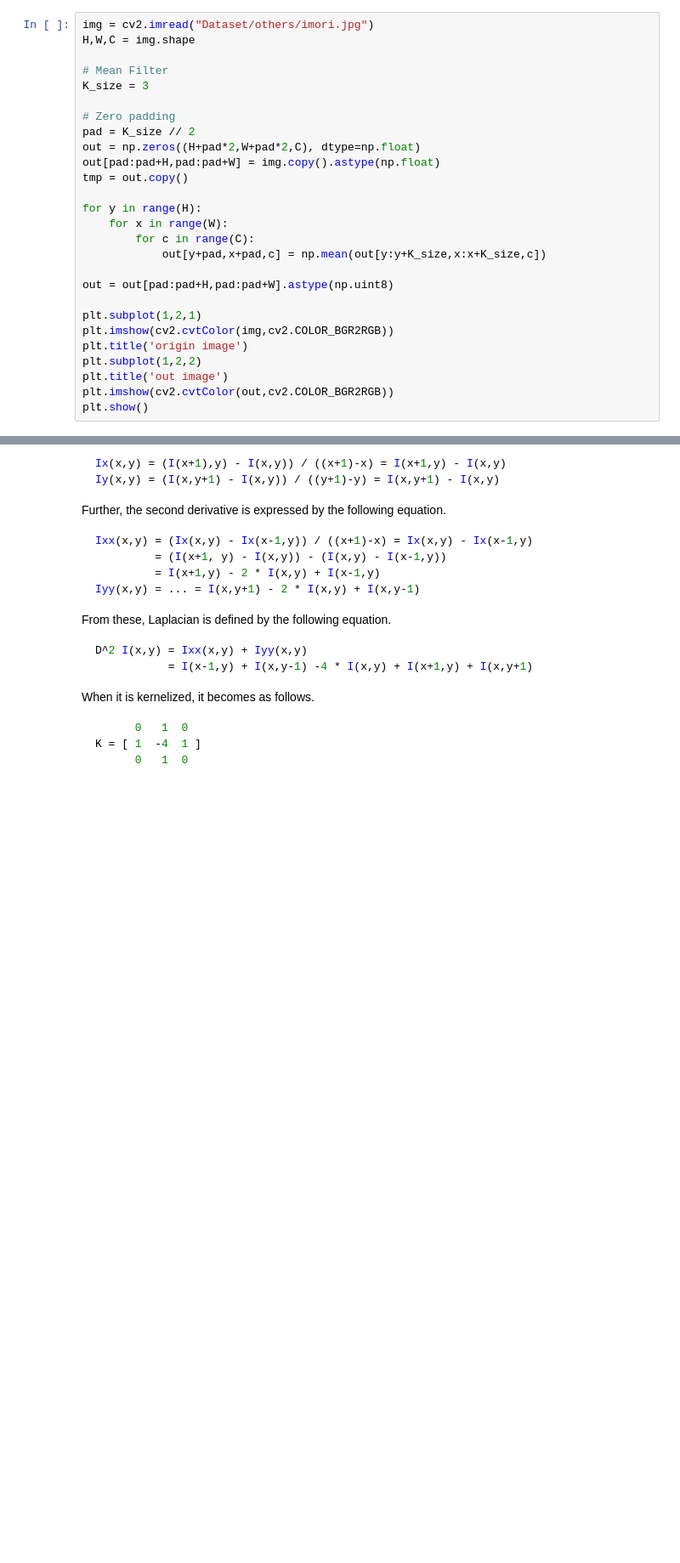
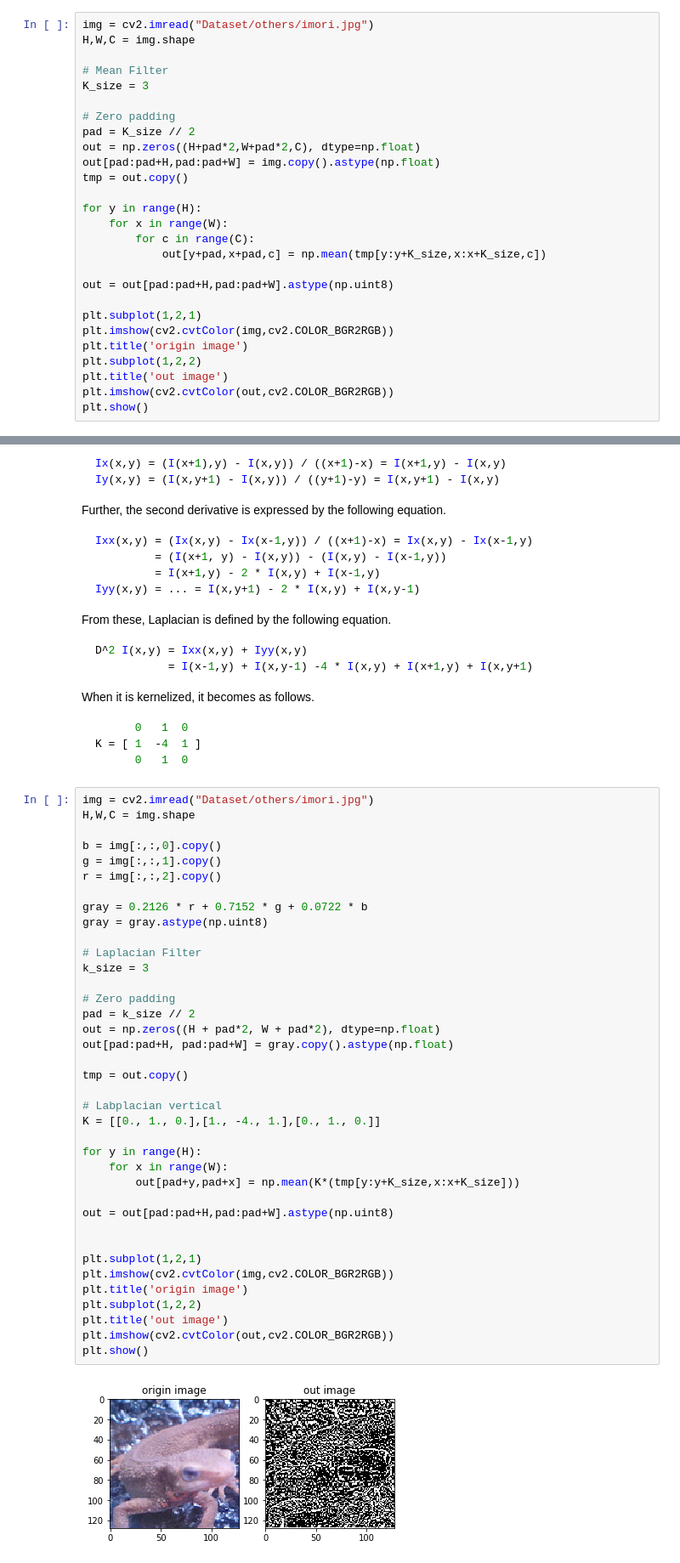
Before and after one commit to YYingH/Image_Processing_100, a Jupyter notebook: Question11_20.ipynb, the cells around one changed output, grey strips where cells are left out. Shown: that part at 85% size. Drawn from its saved outputs; the diff is of its cells as text; blank space fills up the shorter version.

````diff
--- a/Question11_20.ipynb
+++ b/Question11_20.ipynb
@@ -24,7 +24,7 @@ tmp = out.copy()
 for y in range(H):
     for x in range(W):
         for c in range(C):
-            out[y+pad,x+pad,c] = np.mean(out[y:y+K_size,x:x+K_size,c])
+            out[y+pad,x+pad,c] = np.mean(tmp[y:y+K_size,x:x+K_size,c])
 
 out = out[pad:pad+H,pad:pad+W].astype(np.uint8)
 
@@ -331,3 +331,43 @@ When it is kernelized, it becomes as follows.
 K = [ 1  -4  1 ]
       0   1  0
 ```
+# %%
+img = cv2.imread("Dataset/others/imori.jpg")
+H,W,C = img.shape
+
+b = img[:,:,0].copy()
+g = img[:,:,1].copy()
+r = img[:,:,2].copy()
+
+gray = 0.2126 * r + 0.7152 * g + 0.0722 * b
+gray = gray.astype(np.uint8)
+
+# Laplacian Filter
+k_size = 3
+
+# Zero padding
+pad = k_size // 2
+out = np.zeros((H + pad*2, W + pad*2), dtype=np.float)
+out[pad:pad+H, pad:pad+W] = gray.copy().astype(np.float)
+
+tmp = out.copy()
+
+# Labplacian vertical
+K = [[0., 1., 0.],[1., -4., 1.],[0., 1., 0.]]
+
+for y in range(H):
+    for x in range(W):
+        out[pad+y,pad+x] = np.mean(K*(tmp[y:y+K_size,x:x+K_size]))
+
+out = out[pad:pad+H,pad:pad+W].astype(np.uint8)
+
+
+plt.subplot(1,2,1)
+plt.imshow(cv2.cvtColor(img,cv2.COLOR_BGR2RGB))
+plt.title('origin image')
+plt.subplot(1,2,2)
+plt.title('out image')
+plt.imshow(cv2.cvtColor(out,cv2.COLOR_BGR2RGB))
+plt.show()
+# %% [output]
+[figure, added]
````
Also changed, not shown: parts of 9 cells of this notebook, 1 other file.
